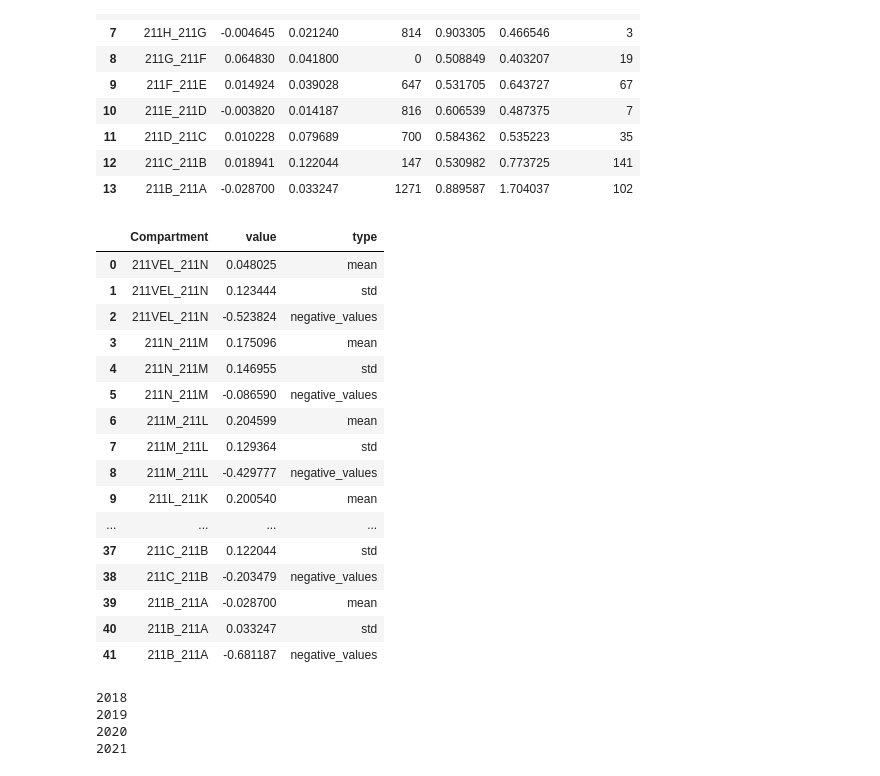
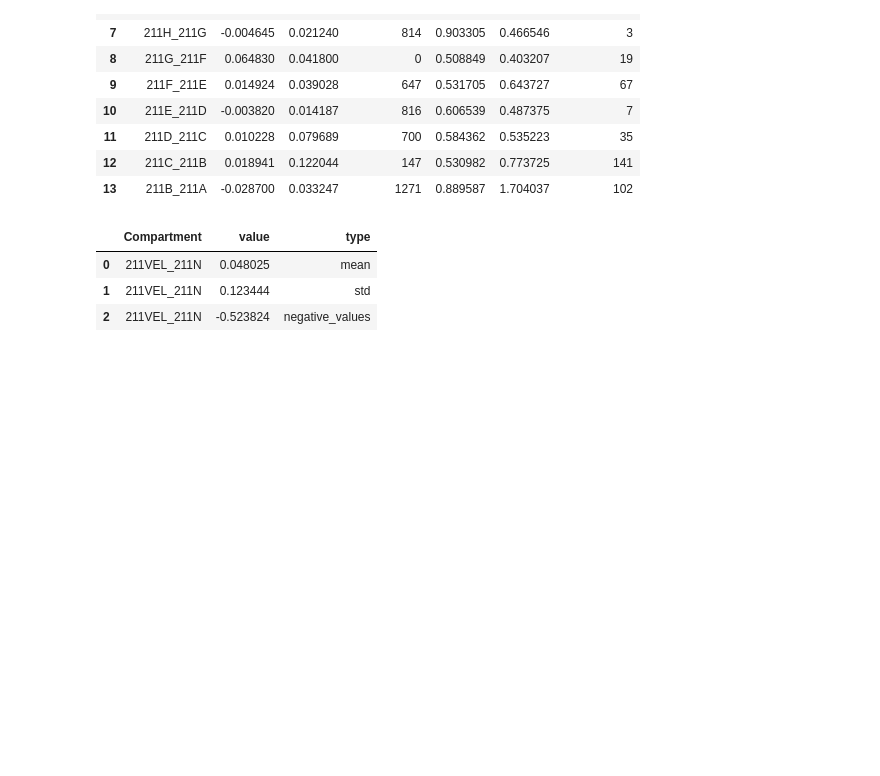
Before and after one commit to lzolyomi/DC3-Group2, a Jupyter notebook: src/baseline_note.ipynb, the cells around one changed output. Saved outputs shown, nothing was run; the diff lists cells and outputs as text; code cells hidden in the pictures; blank space fills up the shorter version.

```diff
--- a/src/baseline_note.ipynb
+++ b/src/baseline_note.ipynb
@@ -111,38 +94,17 @@ df_summary
 # %%
 dct_stats = {"Compartment":[i for i in compartments for _ in range(3)], "value":[], "type":[]}
 dct_i = {1:"mean", 2:"std", 3:"negative_values"}
 
 for comp in compartments:
     df = pd.read_csv(data_path + s + "feature_tables" + s + comp + "_feature_table.csv")
     verschil_stats = df["VERSCHIL"].describe()
     for i in range(1,4):
         dct_stats["value"].append(verschil_stats[i])
         dct_stats["type"].append(dct_i[i])
 
-pd.DataFrame(dct_stats)
+pd.DataFrame(dct_stats).head(3)
 # %% [output]
 |  | Compartment | value | type |
 | 0 | 211VEL_211N | 0.048025 | mean |
 | 1 | 211VEL_211N | 0.123444 | std |
 | 2 | 211VEL_211N | -0.523824 | negative_values |
-| 3 | 211N_211M | 0.175096 | mean |
-| 4 | 211N_211M | 0.146955 | std |
-| 5 | 211N_211M | -0.086590 | negative_values |
-| 6 | 211M_211L | 0.204599 | mean |
-| 7 | 211M_211L | 0.129364 | std |
-| 8 | 211M_211L | -0.429777 | negative_values |
-| 9 | 211L_211K | 0.200540 | mean |
-| ... | ... | ... | ... |
-| 37 | 211C_211B | 0.122044 | std |
-| 38 | 211C_211B | -0.203479 | negative_values |
-| 39 | 211B_211A | -0.028700 | mean |
-| 40 | 211B_211A | 0.033247 | std |
-| 41 | 211B_211A | -0.681187 | negative_values |
-# %%
-for year in range(2018, 2022):
-    print(year)
-# %% [output]
-2018
-2019
-2020
-2021
```
Also changed, not shown: parts of 10 cells of this notebook, 3 other files.
